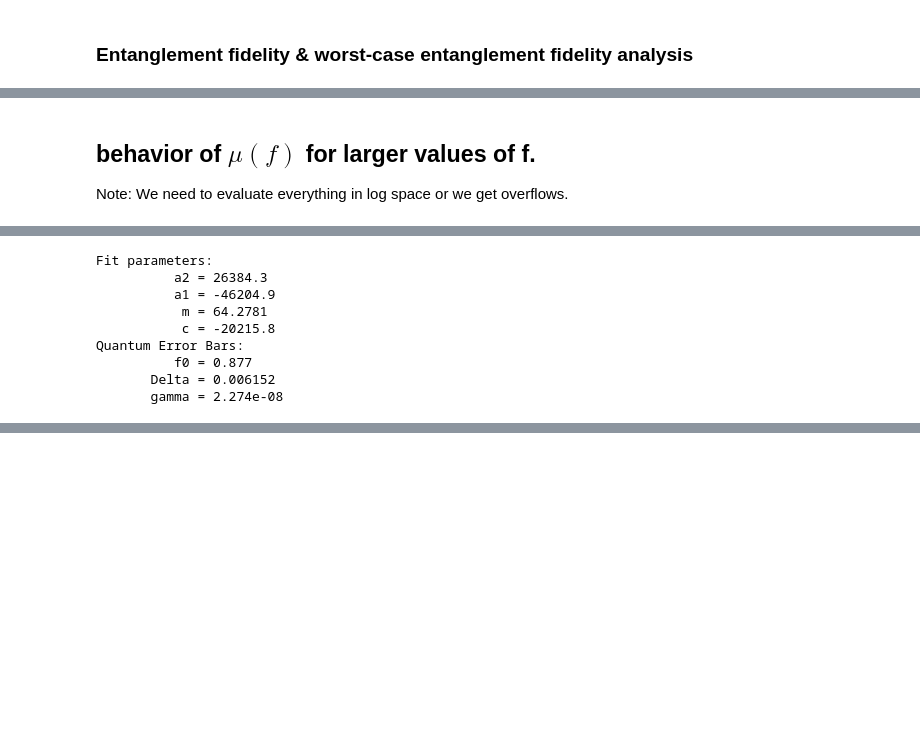
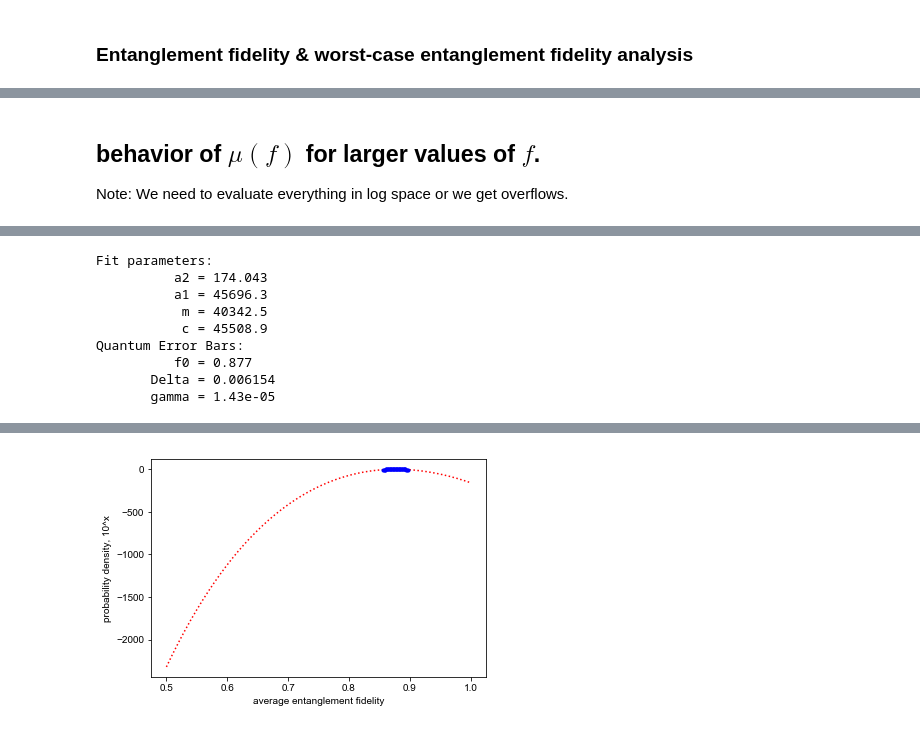
Before and after one commit to Tomographer/QPtomographer, a Jupyter notebook: examples/2qubits-noisy-identity/run.ipynb, the cells around one changed output, grey strips where cells are left out. Saved outputs shown, nothing was run; the diff lists cells and outputs as text; code cells hidden in the pictures; blank space fills up the shorter version.

```diff
--- a/examples/2qubits-noisy-identity/run.ipynb
+++ b/examples/2qubits-noisy-identity/run.ipynb
@@ -992,5 +977,5 @@ Fit parameters:
 # %% [markdown]
-## behavior of $\mu(f)$ for larger values of f.
+## behavior of $\mu(f)$ for larger values of $f$.
 
 Note: We need to evaluate everything in log space or we get overflows.
 # %%
@@ -1013,7 +998,7 @@ idx = np.nonzero(hn.bins)
 ax.errorbar(x=f[idx], y=np.log10(hn.bins[idx]),
             yerr=np.divide(hn.delta[idx], hn.bins[idx])/np.log(10), c='b', fmt='.')
 
-theflist = np.linspace(1e-6, 1, 256)
+theflist = np.linspace(.5, 1, 256)
 y1 = analysis_dflt_elr.fit_fn(analysis_dflt_elr.ftox(theflist),
                               *analysis_dflt_elr.fit_params)/np.log(10.0)
 ax.plot(theflist, y1, c='r', ls=':')
@@ -1024,9 +1009,9 @@ WARNING:tomographer.querrorbars:Reduced chi-squared statistic = 6.789. It could
 Fit parameters:
-          a2 = 26384.3
-          a1 = -46204.9
-           m = 64.2781
-           c = -20215.8
+          a2 = 174.043
+          a1 = 45696.3
+           m = 40342.5
+           c = 45508.9
 Quantum Error Bars:
           f0 = 0.877
-       Delta = 0.006152
-       gamma = 2.274e-08
+       Delta = 0.006154
+       gamma = 1.43e-05
@@ -1034,0 +1018 @@ Quantum Error Bars:
+[figure, added]
```
Also changed, not shown: parts of 13 cells of this notebook, 5 other files.
